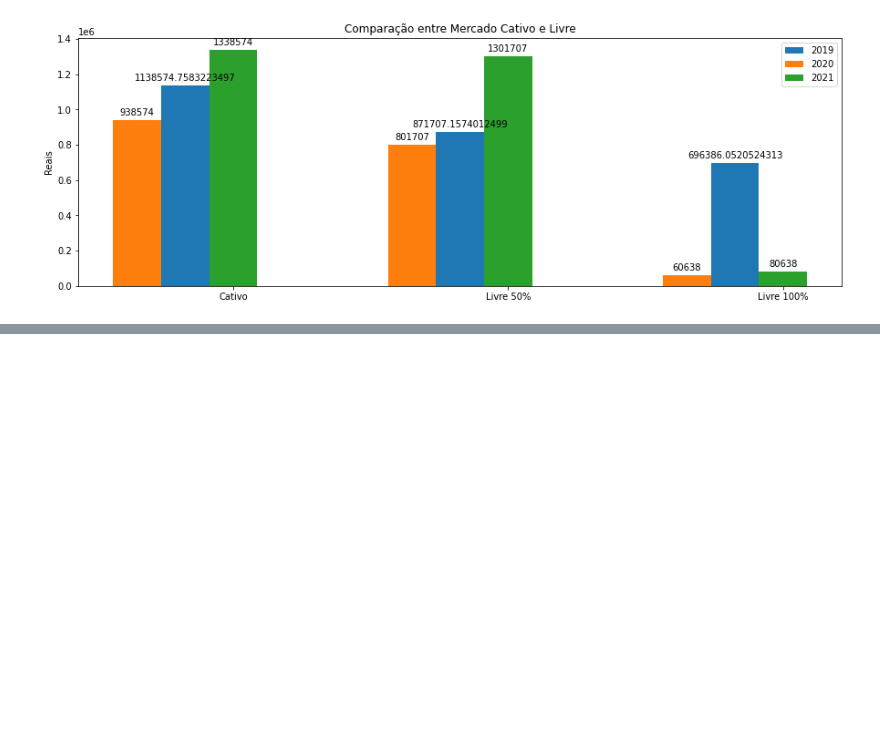
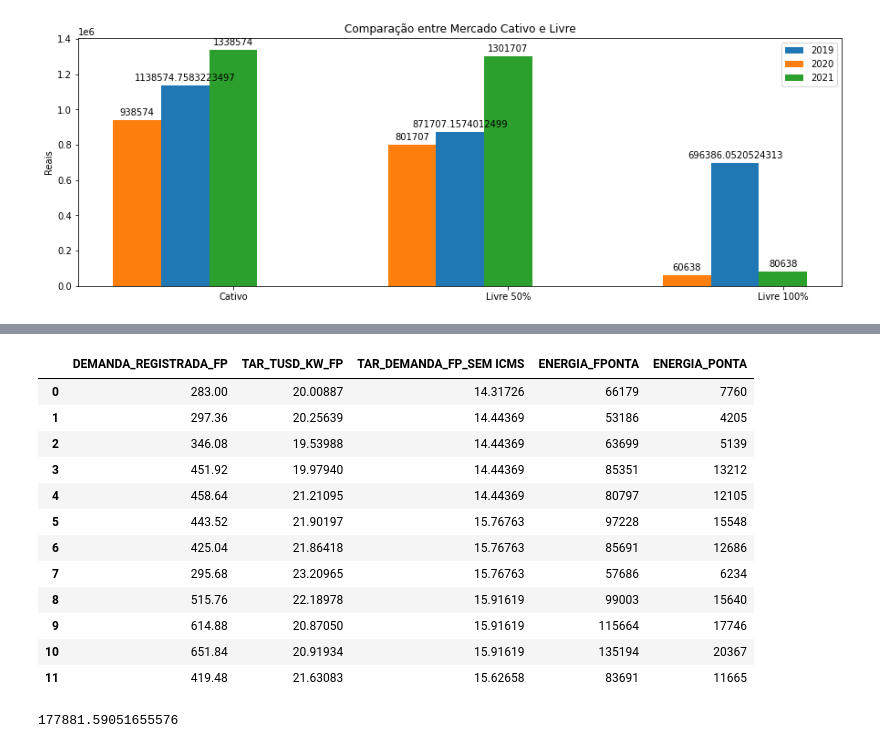
Before and after one commit to byronacunia/UFCA_estudo_mercado_livre, a Jupyter notebook: UFCA.ipynb, the cells around one changed output, grey strips where cells are left out. Cells and saved outputs as stored; diff of their text form; code cells hidden in the pictures; blank space fills up the shorter version.

```diff
--- a/UFCA.ipynb
+++ b/UFCA.ipynb
@@ -409,0 +486,24 @@ plt.show()
+# %%
+dadosUC3 = UC3[UC3['ANO']==2019][['DEMANDA_REGISTRADA_FP','TAR_TUSD_KW_FP', 'TAR_DEMANDA_FP_SEM ICMS', 'ENERGIA_FPONTA', 'ENERGIA_PONTA']].reset_index()
+del dadosUC3['index']
+dadosUC3 = dadosUC3.fillna(method='ffill')
+dadosUC3
+# %% [output]
+|  | DEMANDA_REGISTRADA_FP | TAR_TUSD_KW_FP | TAR_DEMANDA_FP_SEM ICMS | ENERGIA_FPONTA | ENERGIA_PONTA |
+| 0 | 283.00 | 20.00887 | 14.31726 | 66179 | 7760 |
+| 1 | 297.36 | 20.25639 | 14.44369 | 53186 | 4205 |
+| 2 | 346.08 | 19.53988 | 14.44369 | 63699 | 5139 |
+| 3 | 451.92 | 19.97940 | 14.44369 | 85351 | 13212 |
+| 4 | 458.64 | 21.21095 | 14.44369 | 80797 | 12105 |
+| 5 | 443.52 | 21.90197 | 15.76763 | 97228 | 15548 |
+| 6 | 425.04 | 21.86418 | 15.76763 | 85691 | 12686 |
+| 7 | 295.68 | 23.20965 | 15.76763 | 57686 | 6234 |
+| 8 | 515.76 | 22.18978 | 15.91619 | 99003 | 15640 |
+| 9 | 614.88 | 20.87050 | 15.91619 | 115664 | 17746 |
+| 10 | 651.84 | 20.91934 | 15.91619 | 135194 | 20367 |
+| 11 | 419.48 | 21.63083 | 15.62658 | 83691 | 11665 |
+# %%
+TOTAL_CONTA_CATIVO_UC1, dadosUC1 = TOTAL_CONTA_CATIVO_UC(dadosUC1,demanda_contratada = 139,Tarifa_total_P=1.81318, Tarifa_total_FP = 0.40733, RetencaoFederal = 0.0620)
+TOTAL_CONTA_CATIVO_UC1
+# %% [output]
+177881.59051655576
```
Also changed, not shown: parts of 9 cells of this notebook.
